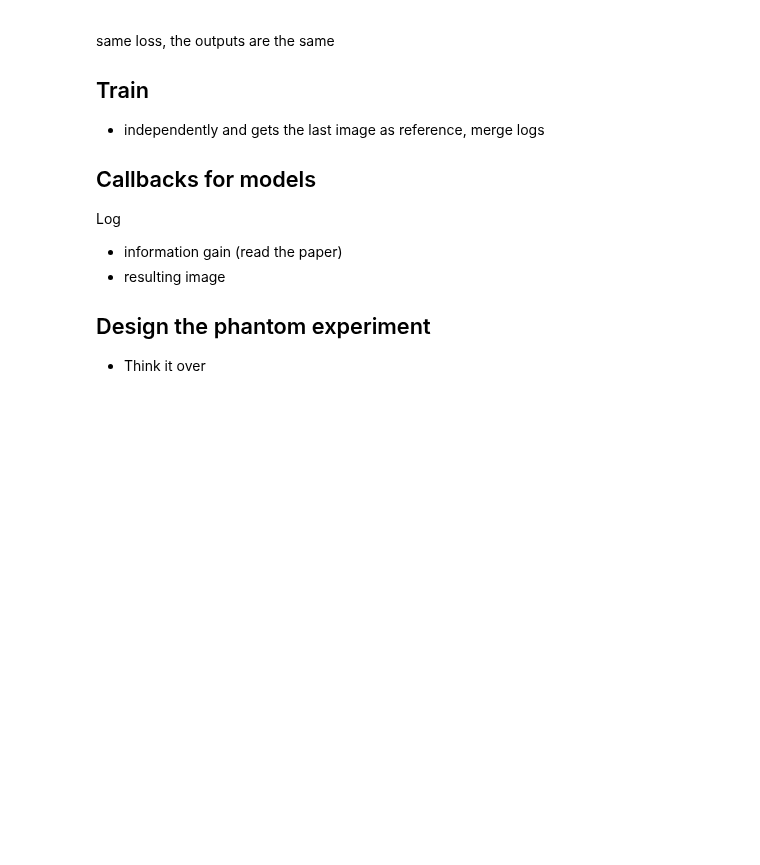
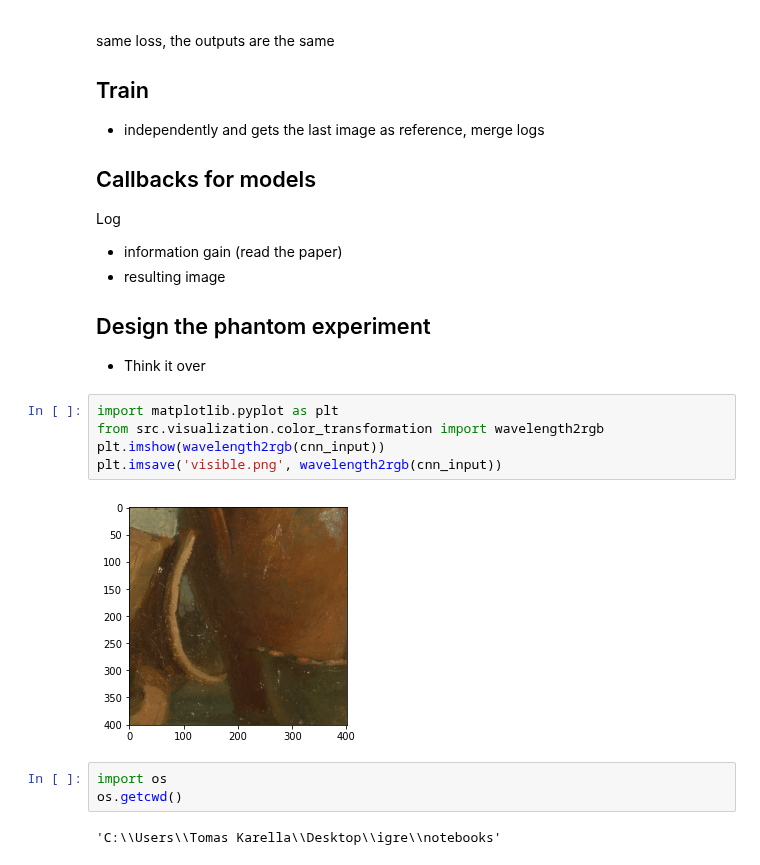
Before and after one commit to gimlidc/igre, a Jupyter notebook: notebooks/tk-cnn-comparison.ipynb, the cells around one changed output. Saved outputs shown, nothing was run; the diff lists cells and outputs as text; blank space fills up the shorter version.

```diff
--- a/notebooks/tk-cnn-comparison.ipynb
+++ b/notebooks/tk-cnn-comparison.ipynb
@@ -201,3 +201,15 @@ Log
 
 ## Design the phantom experiment
 * Think it over
+# %%
+import matplotlib.pyplot as plt
+from src.visualization.color_transformation import wavelength2rgb
+plt.imshow(wavelength2rgb(cnn_input))
+plt.imsave('visible.png', wavelength2rgb(cnn_input))
+# %% [output]
+[figure, added]
+# %%
+import os
+os.getcwd()
+# %% [output]
+'C:\\Users\\Tomas Karella\\Desktop\\igre\\notebooks'
```
Also changed, not shown: parts of 1 cell of this notebook, 1 other file.
